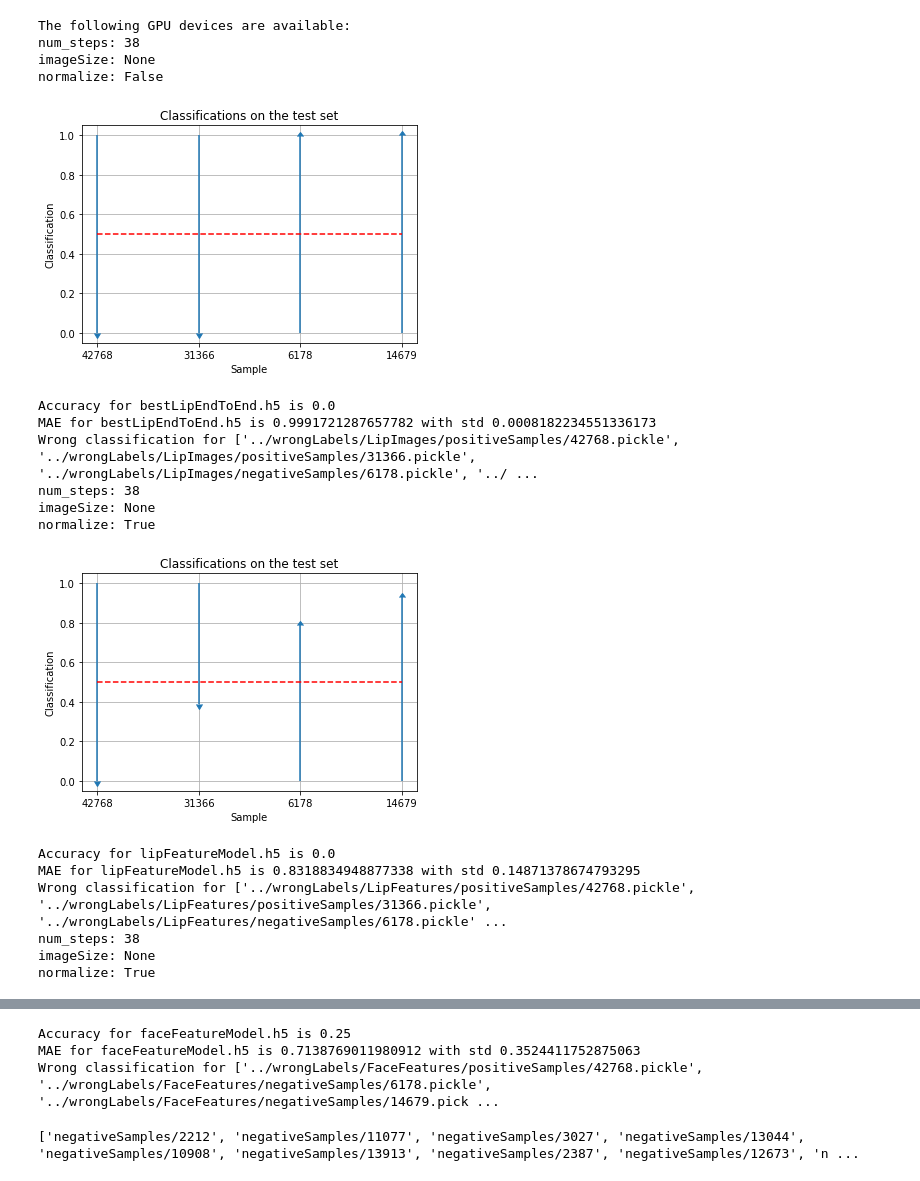
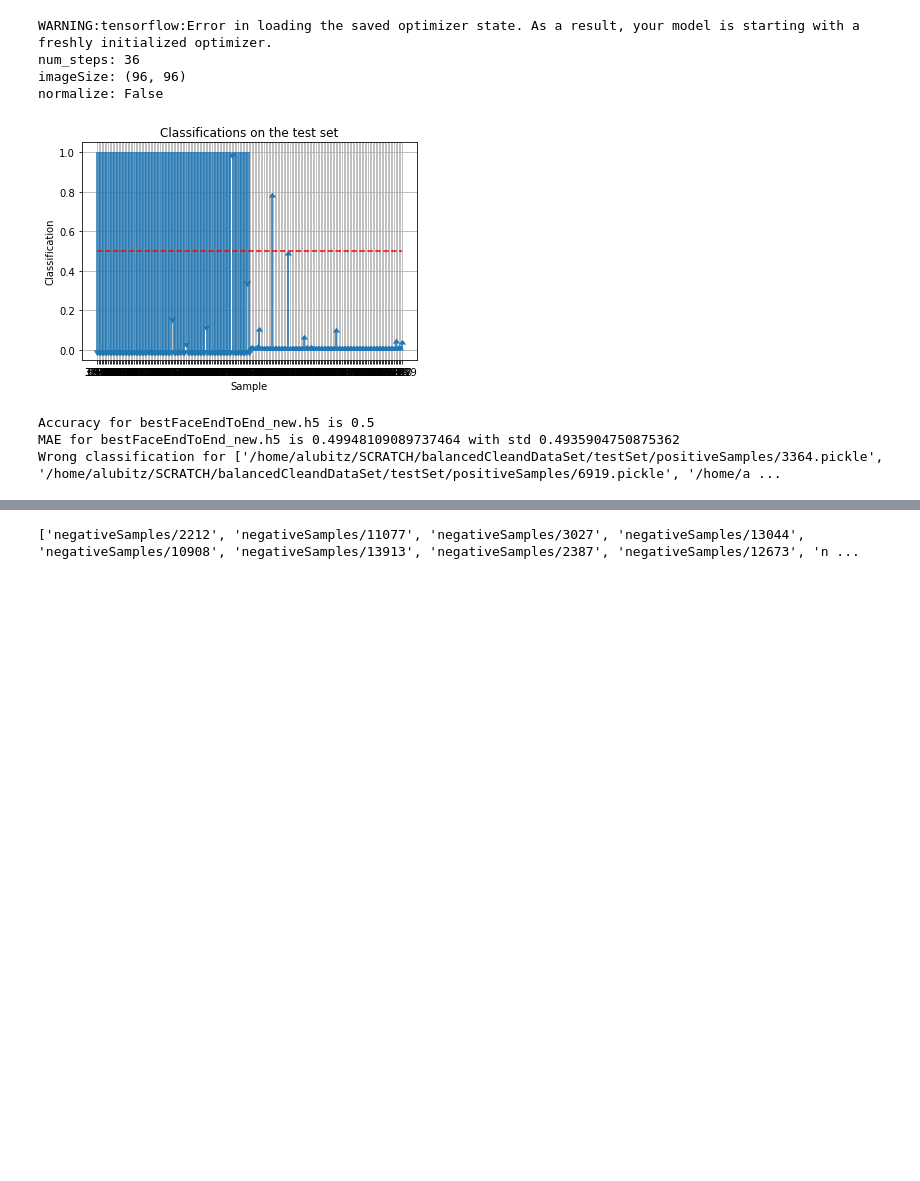
Before and after one commit to adriandavidauer/VVAD, a Jupyter notebook: vvadlrs3/Experiments .ipynb, the cells around one changed output, grey strips where cells are left out. Saved outputs shown, nothing was run; the diff lists cells and outputs as text; code cells hidden in the pictures; blank space fills up the shorter version.

```diff
--- a/vvadlrs3/Experiments .ipynb
+++ b/vvadlrs3/Experiments .ipynb
@@ -6,41 +6,31 @@
 %matplotlib inline
 # %%
 ###TEsting use of the testset ^^
-from kerasUtils import *
+from vvadlrs3.utils.kerasUtils import *
 modelToTestSet = {
-#    "/home/al/repos/lipmotiondetection/code/bestLipEndToEnd.h5": '/media/al/0fd62943-862a-40b9-a4db-fe92a880b732/lipImageDataset/testSet/',
-#     "/home/al/repos/lipmotiondetection/code/bestFaceEndToEnd.h5": '/media/al/0fd62943-862a-40b9-a4db-fe92a880b732/balancedCleandDataSet/testSet/',
+     "/home/alubitz/Downloads/bestFaceEndToEnd_new.h5": '/home/alubitz/SCRATCH/balancedCleandDataSet/testSet/',
+#     "/home/alubitz/repos/VVAD/vvadlrs3/bestLipEndToEnd.h5": '/home/alubitz/SCRATCH/lipImageDataset/testSet/',
 #     "/home/al/repos/lipmotiondetection/code/bestFaceEndToEnd.h5": '/media/al/0fd62943-862a-40b9-a4db-fe92a880b732/balancedCleandDataSet/anotherTestSet/',
-#     "/home/al/repos/lipmotiondetection/code/lipFeatureModel.h5": '/media/al/0fd62943-862a-40b9-a4db-fe92a880b732/lipFeaturesDataset/testSet/',
-#    "/home/al/repos/lipmotiondetection/code/faceFeatureModel.h5": '/media/al/0fd62943-862a-40b9-a4db-fe92a880b732/faceFeaturesDataset/testSet/',
+#     "/home/alubitz/repos/VVAD/vvadlrs3/lipFeatureModel.h5": '/home/alubitz/SCRATCH/lipFeaturesDataset/testSet/',
+#    "/home/alubitz/repos/VVAD/vvadlrs3/faceFeatureModel.h5": '/home/alubitz/SCRATCH/faceFeaturesDataset/testSet/',
 #     'bestFaceEndToEnd.h5':'../wrongLabels/FaceImages/',
-     'bestLipEndToEnd.h5':'../wrongLabels/LipImages/',
-    'lipFeatureModel.h5':'../wrongLabels/LipFeatures/',
-    'faceFeatureModel.h5':'../wrongLabels/FaceFeatures/',
+#     'bestLipEndToEnd.h5':'../wrongLabels/LipImages/',
+#    'lipFeatureModel.h5':'../wrongLabels/LipFeatures/',
+#    'faceFeatureModel.h5':'../wrongLabels/FaceFeatures/',
 
 }
 for model, testSet in modelToTestSet.items():
     acc,(mae, maeStd), (mse, mseStd), errors = testModel(model, testSet, saveTo= model.split("/")[-1].split('.')[0] + '.png')
     print("Accuracy for {} is {}".format(model.split("/")[-1], acc))
     print("MAE for {} is {} with std {}".format(model.split("/")[-1], mae, maeStd))
     print('Wrong classification for {}'.format(errors))
    # print("MSE for {} is {} with std {}".format(model.split("/")[-1], mse, mseStd)) #maybe not so helpful because all errors are smaller than 0
 # %% [output]
-The following GPU devices are available:
-num_steps: 38
-imageSize: None
+WARNING:tensorflow:Error in loading the saved optimizer state. As a result, your model is starting with a freshly initialized optimizer.
+num_steps: 36
+imageSize: (96, 96)
 normalize: False
-[figure, old version]
+[figure, new version]
-Accuracy for bestLipEndToEnd.h5 is 0.0
-MAE for bestLipEndToEnd.h5 is 0.9991721287657782 with std 0.0008182234551336173
-Wrong classification for ['../wrongLabels/LipImages/positiveSamples/42768.pickle', '../wrongLabels/LipImages/positiveSamples/31366.pickle', '../wrongLabels/LipImages/negativeSamples/6178.pickle', '../ ...
-num_steps: 38
-imageSize: None
-normalize: True
+Accuracy for bestFaceEndToEnd_new.h5 is 0.5
+MAE for bestFaceEndToEnd_new.h5 is 0.49948109089737464 with std 0.4935904750875362
+Wrong classification for ['/home/alubitz/SCRATCH/balancedCleandDataSet/testSet/positiveSamples/3364.pickle', '/home/alubitz/SCRATCH/balancedCleandDataSet/testSet/positiveSamples/6919.pickle', '/home/a ...
-[figure, removed]
-Accuracy for lipFeatureModel.h5 is 0.0
-MAE for lipFeatureModel.h5 is 0.8318834948877338 with std 0.14871378674793295
-Wrong classification for ['../wrongLabels/LipFeatures/positiveSamples/42768.pickle', '../wrongLabels/LipFeatures/positiveSamples/31366.pickle', '../wrongLabels/LipFeatures/negativeSamples/6178.pickle' ...
-num_steps: 38
-imageSize: None
-normalize: True
@@ -48,6 +37,3 @@ normalize: True
-Accuracy for faceFeatureModel.h5 is 0.25
-MAE for faceFeatureModel.h5 is 0.7138769011980912 with std 0.3524411752875063
-Wrong classification for ['../wrongLabels/FaceFeatures/positiveSamples/42768.pickle', '../wrongLabels/FaceFeatures/negativeSamples/6178.pickle', '../wrongLabels/FaceFeatures/negativeSamples/14679.pick ...
 # %%
 import pickle
 with open('../humanAccuracyTest/names/fullNames.pickle', 'rb') as pFile:
```
Also changed, not shown: parts of 3 cells of this notebook, 13 other files.
